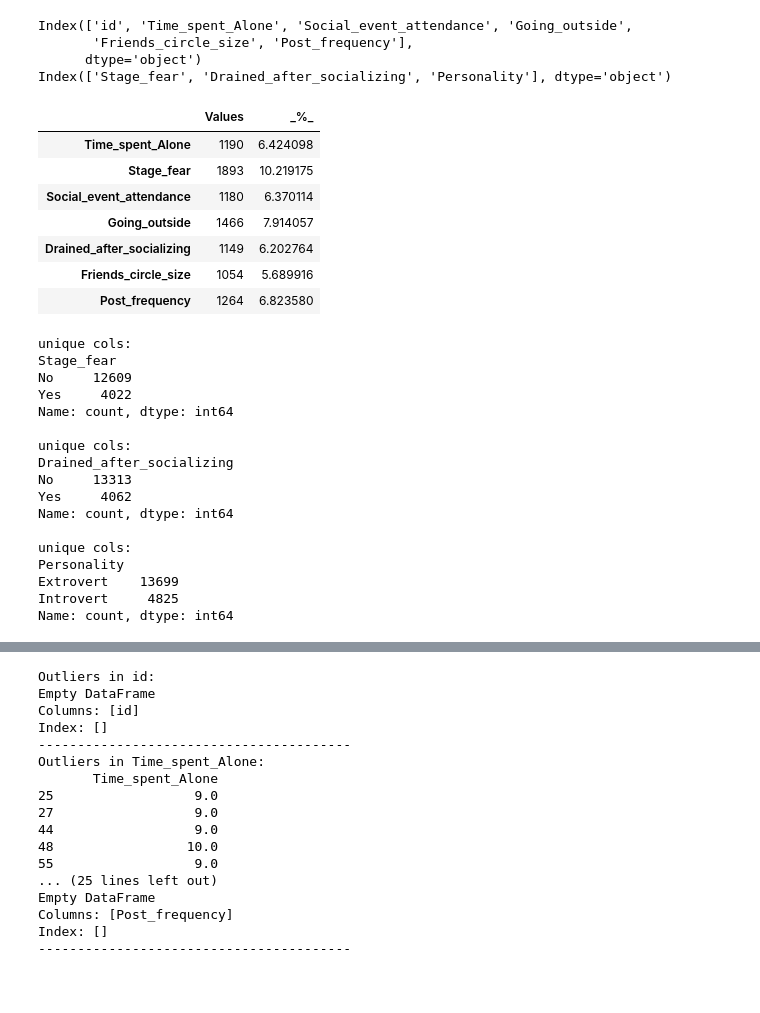
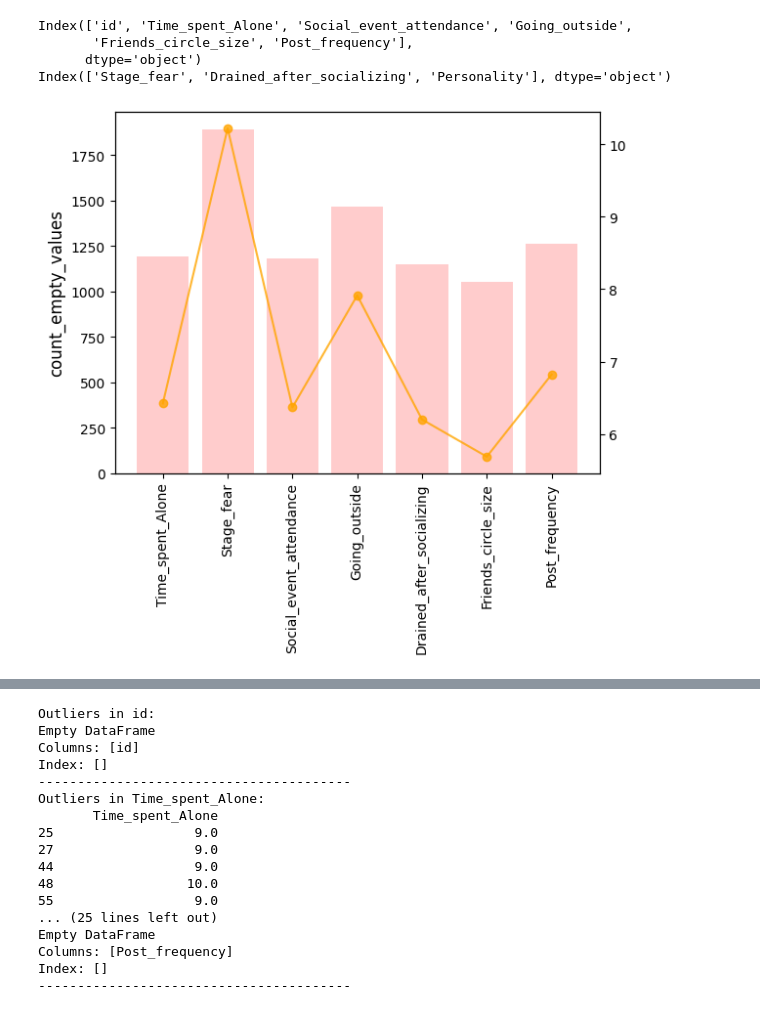
Before and after one commit to Eugene2705/find_an_extravert, a Jupyter notebook: working_file.ipynb, the cells around one changed output, grey strips where cells are left out. Cells and saved outputs as stored; diff of their text form; code cells hidden in the pictures; blank space fills up the shorter version.

```diff
--- a/working_file.ipynb
+++ b/working_file.ipynb
@@ -68,21 +68,20 @@ Index(['Stage_fear', 'Drained_after_socializing', 'Personality'], dtype='object'
 # %%
 #checking for missing values
 
-df_test.isna().sum().plot(kind = 'bar')
-plt.show()
-
 empty_values = df_test.isna().sum()
 empty_values_ratio = empty_values / len(df_test)*100
-
 empty_df = pd.DataFrame({'Values': empty_values, '_%_': empty_values_ratio})
 empty_df = empty_df[empty_df['Values'] > 0]
 empty_df
+
+
+figure, ax1 = plt.subplots()
+ax1.bar(empty_df.index, empty_df['Values'], color = 'red', alpha = 0.2,  label = 'empty_values')
+ax1.set_ylabel('count_empty_values', fontsize = 12)
+plt.xticks(rotation = 90)
+
+ax2 = ax1.twinx()
+ax2.plot(empty_df['_%_'], color = 'orange', alpha = 0.8, marker = 'o', label = '%_missing_values')
+plt.show()
 # %% [output]
-|  | Values | _%_ |
-| Time_spent_Alone | 1190 | 6.424098 |
-| Stage_fear | 1893 | 10.219175 |
-| Social_event_attendance | 1180 | 6.370114 |
-| Going_outside | 1466 | 7.914057 |
-| Drained_after_socializing | 1149 | 6.202764 |
-| Friends_circle_size | 1054 | 5.689916 |
-| Post_frequency | 1264 | 6.823580 |
+[figure, added]
@@ -91,24 +87,0 @@ empty_df
-# %%
-#value counts for cat data
-
-for col in cat_cols:
-    print(f'\nunique cols:')
-    print(df_test[col].value_counts())
-# %% [output]
-unique cols:
-Stage_fear
-No     12609
-Yes     4022
-Name: count, dtype: int64
-
-unique cols:
-Drained_after_socializing
-No     13313
-Yes     4062
-Name: count, dtype: int64
-
-unique cols:
-Personality
-Extrovert    13699
-Introvert     4825
-Name: count, dtype: int64
```
Also changed, not shown: parts of 11 cells of this notebook.
